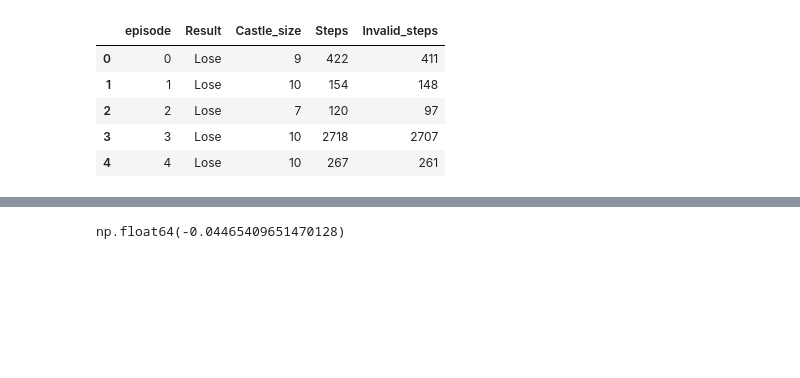
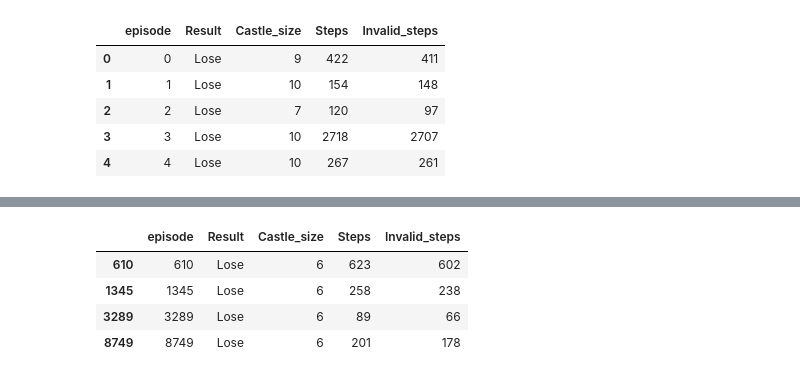
Before and after one commit to Rabmuk/Reinforcement-Regicide, a Jupyter notebook: Scores_analysis.ipynb, the cells around one changed output, grey strips where cells are left out. Saved outputs shown, nothing was run; the diff lists cells and outputs as text; code cells hidden in the pictures; blank space fills up the shorter version.

```diff
--- a/Scores_analysis.ipynb
+++ b/Scores_analysis.ipynb
@@ -29,8 +29,12 @@ plt.show()
-# %%
-# negative correlation shows that additional training is working
-df_scores.corr(numeric_only=True)['Castle_size']['episode']
-# %% [output]
-np.float64(-0.04465409651470128)
+# %%
+best_castle = min(df_scores['Castle_size'])
+df_scores.query(f'Castle_size == {best_castle}')
+# %% [output]
+|  | episode | Result | Castle_size | Steps | Invalid_steps |
+| 610 | 610 | Lose | 6 | 623 | 602 |
+| 1345 | 1345 | Lose | 6 | 258 | 238 |
+| 3289 | 3289 | Lose | 6 | 89 | 66 |
+| 8749 | 8749 | Lose | 6 | 201 | 178 |
 # %%
 df_scores['pct_valid'] = (df_scores['Steps'] - df_scores['Invalid_steps']) / df_scores['Steps']
 plt.figure(figsize=(12,8))
```
Also changed, not shown: parts of 5 cells of this notebook, 3 other files.
